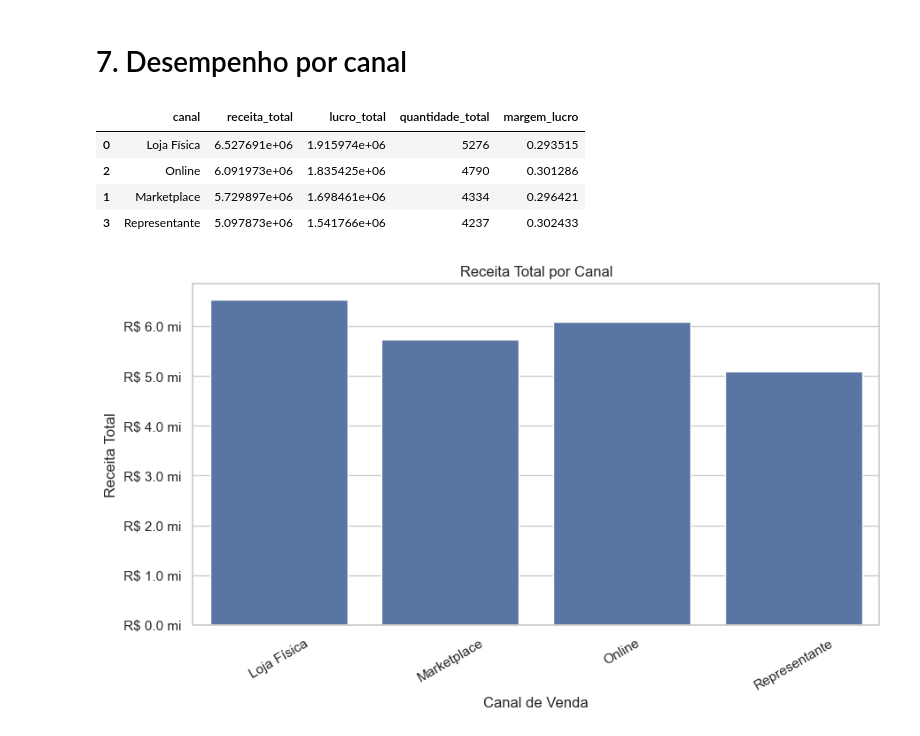
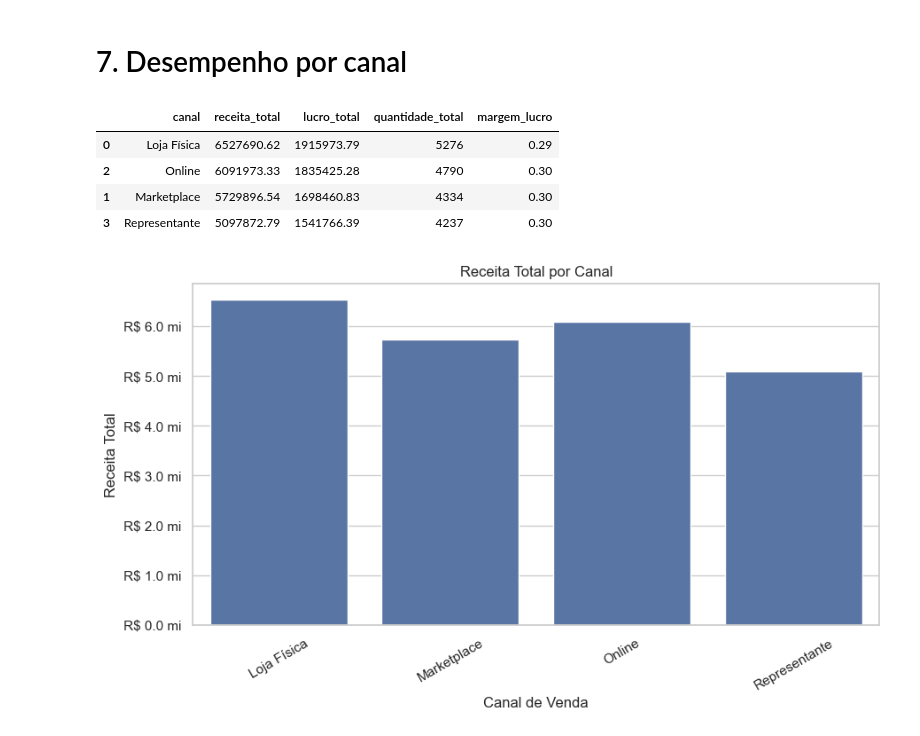
Before and after one commit to AlexandreLouzada/projeto-venda-brasil-g2, a Jupyter notebook: notebooks/analise_venda_brasil.ipynb, the cells around one changed output. Cells and saved outputs as stored; diff of their text form; code cells hidden in the pictures.

Commit message:
Ajustes na formatação dos gráficos

```diff
--- a/notebooks/analise_venda_brasil.ipynb
+++ b/notebooks/analise_venda_brasil.ipynb
@@ -171,25 +171,27 @@ plt.show()
 # 7. Desempenho por canal
 # %%
 
+
+pd.options.display.float_format = '{:.2f}'.format
 desempenho_canal = (
     df.groupby("canal")
     .agg(
         receita_total=("receita", "sum"),
         lucro_total=("lucro", "sum"),
         quantidade_total=("quantidade", "sum")
     )
     .reset_index()
 )
 
 desempenho_canal["margem_lucro"] = desempenho_canal["lucro_total"] / desempenho_canal["receita_total"]
 
 desempenho_canal.sort_values("receita_total", ascending=False)
 # %% [output]
 |  | canal | receita_total | lucro_total | quantidade_total | margem_lucro |
-| 0 | Loja Física | 6.527691e+06 | 1.915974e+06 | 5276 | 0.293515 |
-| 2 | Online | 6.091973e+06 | 1.835425e+06 | 4790 | 0.301286 |
-| 1 | Marketplace | 5.729897e+06 | 1.698461e+06 | 4334 | 0.296421 |
-| 3 | Representante | 5.097873e+06 | 1.541766e+06 | 4237 | 0.302433 |
+| 0 | Loja Física | 6527690.62 | 1915973.79 | 5276 | 0.29 |
+| 2 | Online | 6091973.33 | 1835425.28 | 4790 | 0.30 |
+| 1 | Marketplace | 5729896.54 | 1698460.83 | 4334 | 0.30 |
+| 3 | Representante | 5097872.79 | 1541766.39 | 4237 | 0.30 |
 # %%
 
 # Criação do gráfico
```
Also changed, not shown: parts of 3 cells of this notebook, 1 other file.
